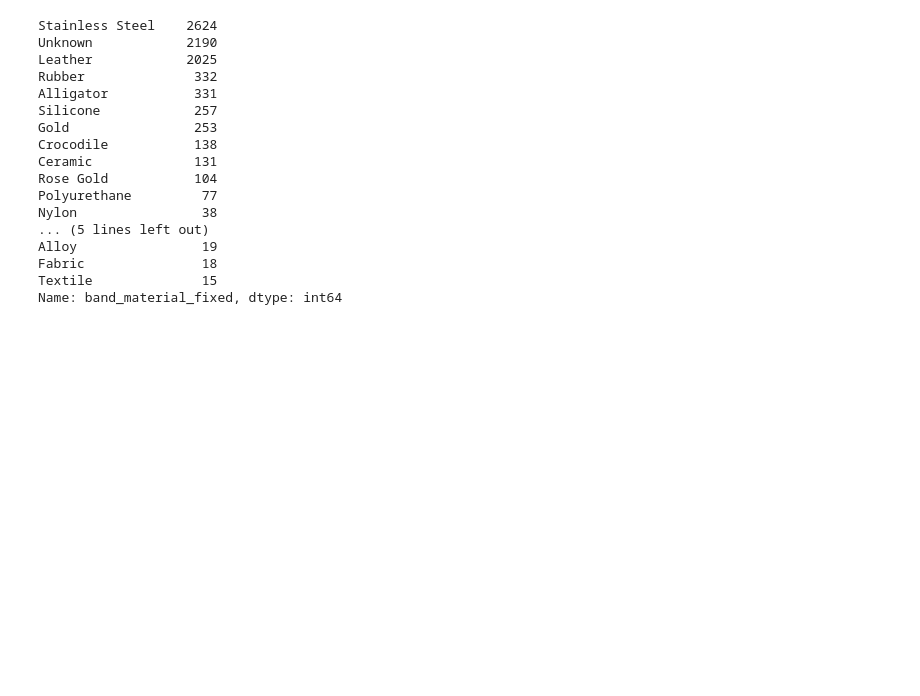
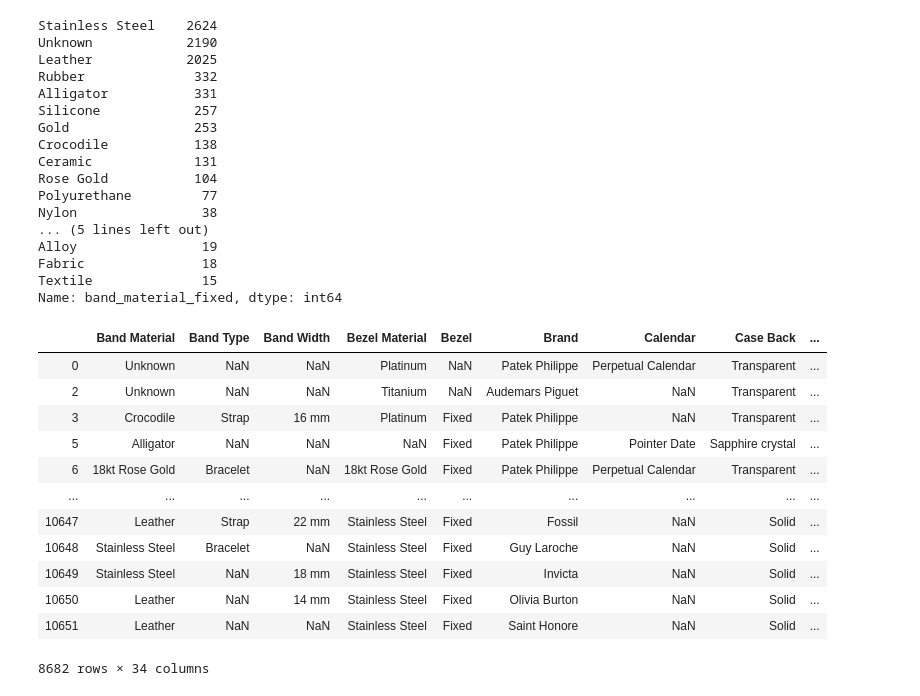
Before and after one commit to jcanque777/watchclassification, a Jupyter notebook: final_watches.ipynb, the cells around one changed output. Saved outputs shown, nothing was run; the diff lists cells and outputs as text; code cells hidden in the pictures; blank space fills up the shorter version.

```diff
--- a/final_watches.ipynb
+++ b/final_watches.ipynb
@@ -344,0 +349,16 @@ Name: band_material_fixed, dtype: int64
+# %%
+pd.read_pickle("final_watches.pkl")
+# %% [output]
+|  | Band Material | Band Type | Band Width | Bezel Material | Bezel | Brand | Calendar | Case Back | ... |
+| 0 | Unknown | NaN | NaN | Platinum | NaN | Patek Philippe | Perpetual Calendar | Transparent | ... |
+| 2 | Unknown | NaN | NaN | Titanium | NaN | Audemars Piguet | NaN | Transparent | ... |
+| 3 | Crocodile | Strap | 16 mm | Platinum | Fixed | Patek Philippe | NaN | Transparent | ... |
+| 5 | Alligator | NaN | NaN | NaN | Fixed | Patek Philippe | Pointer Date | Sapphire crystal | ... |
+| 6 | 18kt Rose Gold | Bracelet | NaN | 18kt Rose Gold | Fixed | Patek Philippe | Perpetual Calendar | Transparent | ... |
+| ... | ... | ... | ... | ... | ... | ... | ... | ... | ... |
+| 10647 | Leather | Strap | 22 mm | Stainless Steel | Fixed | Fossil | NaN | Solid | ... |
+| 10648 | Stainless Steel | Bracelet | NaN | Stainless Steel | Fixed | Guy Laroche | NaN | Solid | ... |
+| 10649 | Stainless Steel | NaN | 18 mm | Stainless Steel | Fixed | Invicta | NaN | Solid | ... |
+| 10650 | Leather | NaN | 14 mm | Stainless Steel | Fixed | Olivia Burton | NaN | Solid | ... |
+| 10651 | Leather | NaN | NaN | Stainless Steel | Fixed | Saint Honore | NaN | Solid | ... |
+8682 rows × 34 columns
```
Also changed, not shown: parts of 2 cells of this notebook.
